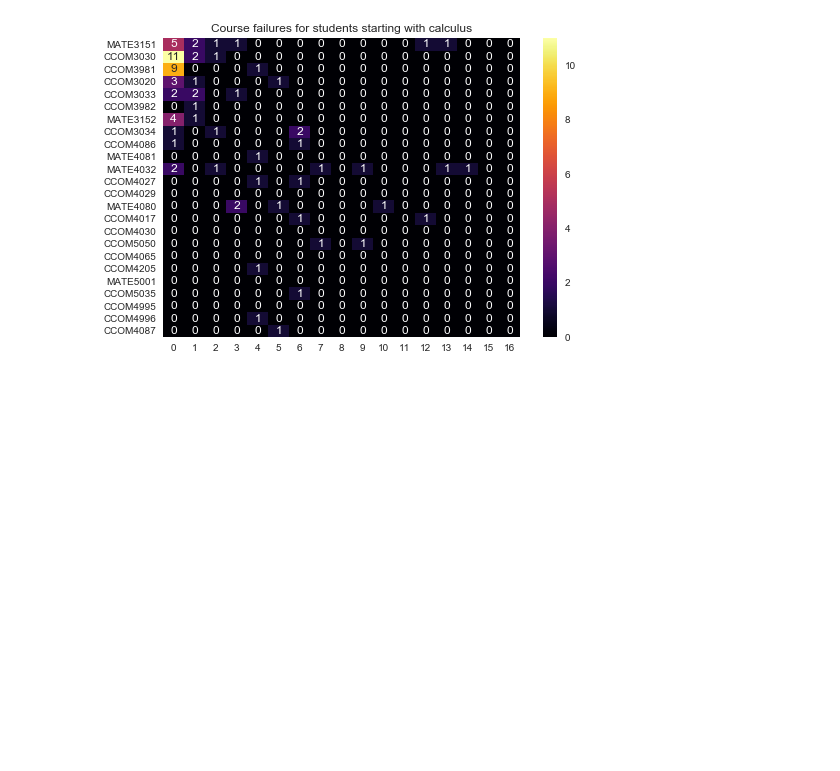
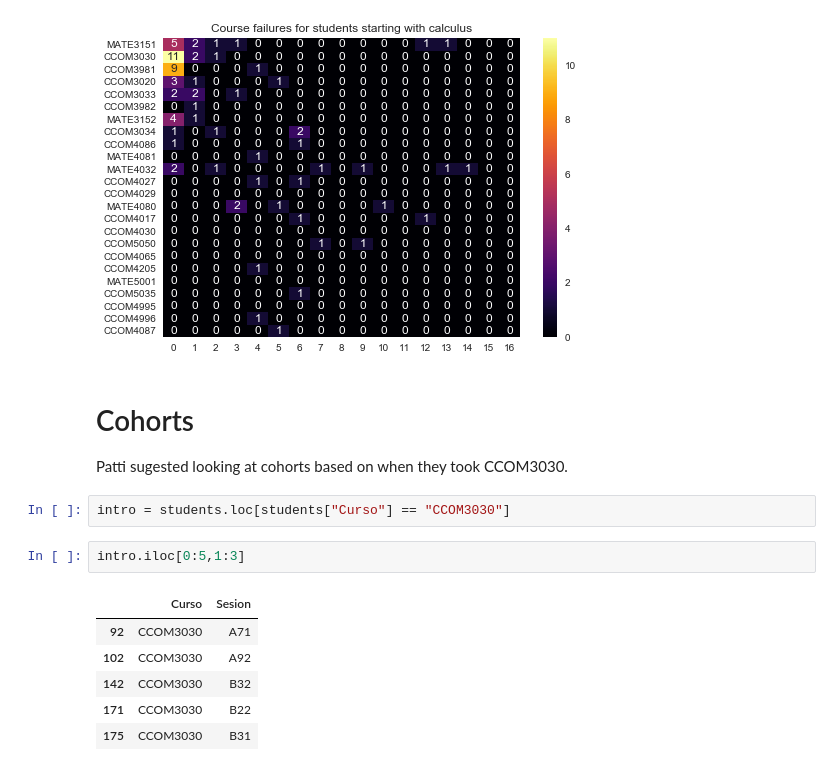
Before and after one commit to humberto-ortiz/stumap, a Jupyter notebook: stumap.ipynb, the cells around one changed output. Cells and saved outputs as stored; diff of their text form; blank space fills up the shorter version.

```diff
--- a/stumap.ipynb
+++ b/stumap.ipynb
@@ -245,3 +245,18 @@ ax.set(title="Course failures for students starting with calculus")
 # %% [output]
 [<matplotlib.text.Text at 0x...>]
 [figure]
+# %% [markdown]
+# Cohorts
+
+Patti sugested looking at cohorts based on when they took CCOM3030.
+# %%
+intro = students.loc[students["Curso"] == "CCOM3030"]
+# %%
+intro.iloc[0:5,1:3]
+# %% [output]
+|  | Curso | Sesion |
+| 92 | CCOM3030 | A71 |
+| 102 | CCOM3030 | A92 |
+| 142 | CCOM3030 | B32 |
+| 171 | CCOM3030 | B22 |
+| 175 | CCOM3030 | B31 |
```
Also changed, not shown: parts of 6 cells of this notebook.
